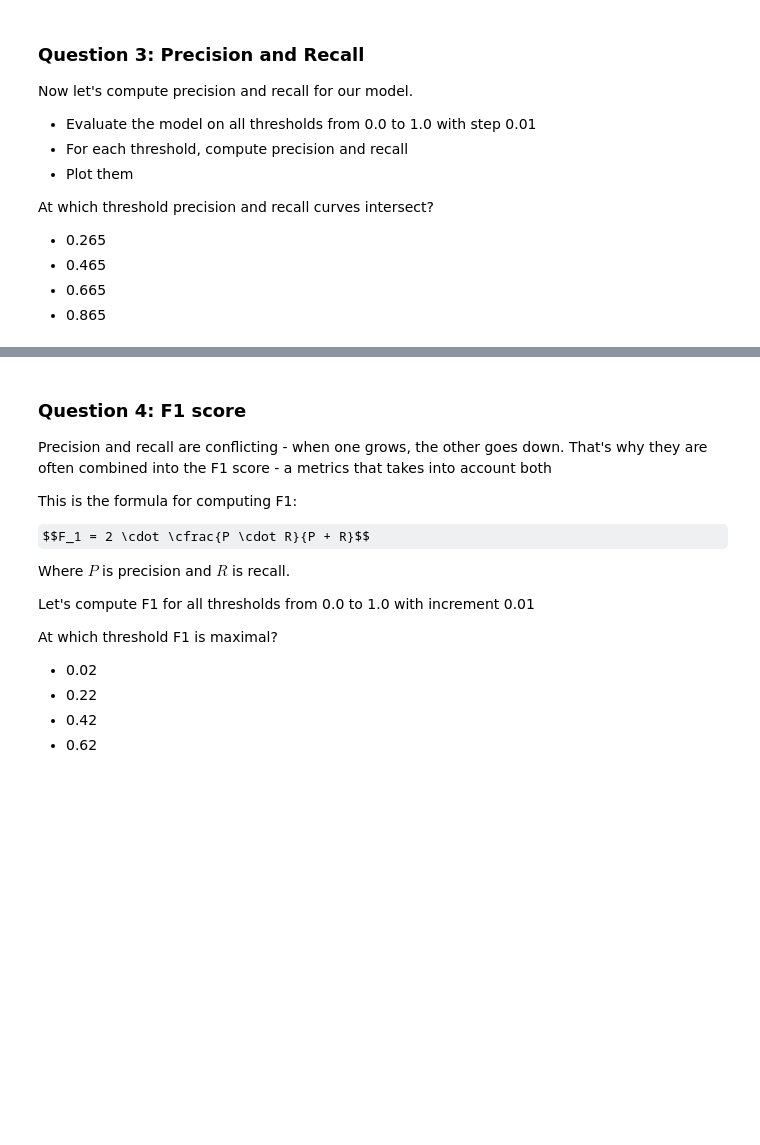
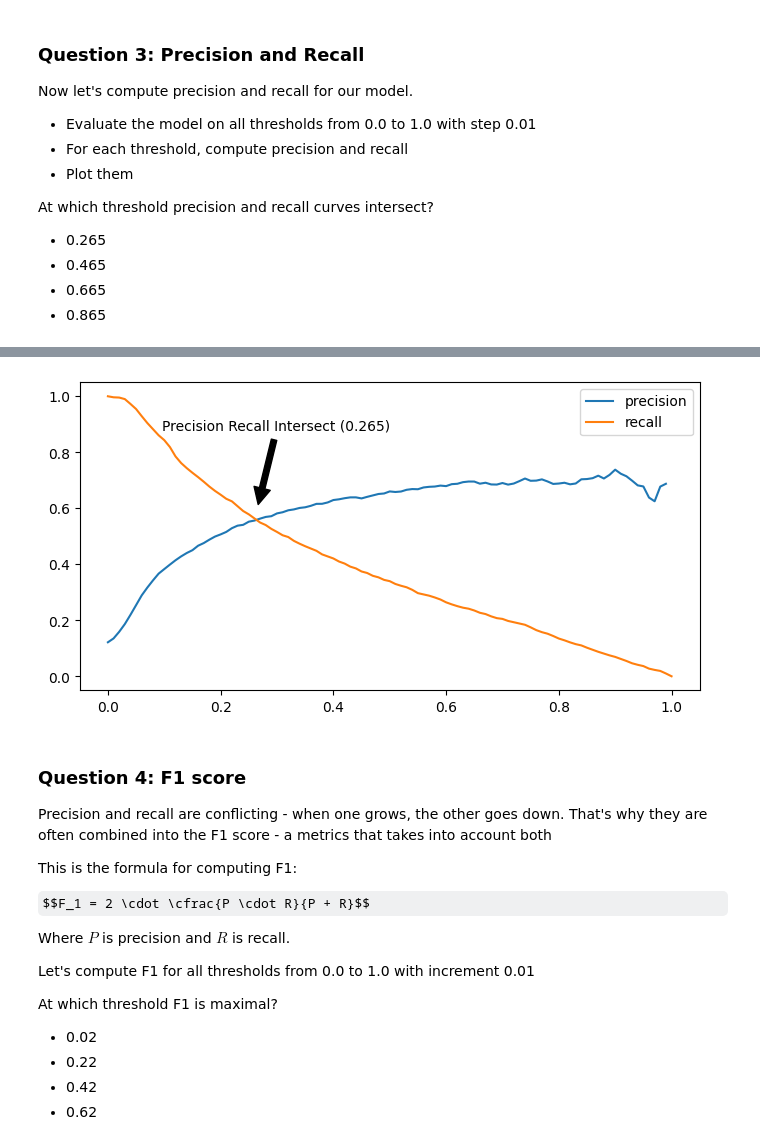
Before and after one commit to DRPproton/ml-zoomcamp_2024, a Jupyter notebook: week-4/homework4.ipynb, the cells around one changed output, grey strips where cells are left out. Drawn from its saved outputs; the diff is of its cells as text; code cells hidden in the pictures; some formulas as TeX source; blank space fills up the shorter version.

```diff
--- a/week-4/homework4.ipynb
+++ b/week-4/homework4.ipynb
@@ -171,0 +208,3 @@ What's the AUC of this model on the validation dataset? (round to 3 digits)
+# %%
+# y_pred = lr.predict(X_val_dv)
+y_pred = lr.predict_proba(X_val_dv)[:, 1]
@@ -184,3 +227,26 @@ At which threshold precision and recall curves intersect?
 * 0.465
 * 0.665
 * 0.865
+# %%
+def confusion_matrix(y_val, y_pred):
+
+    result = []
+    thresholds = np.linspace(0, 1, 101)
+
+    for threshold in thresholds:
+        actual_positive = (y_val == 1)
+        actual_negative = (y_val == 0)
+
+        pred_positive = (y_pred >= threshold)
+        pred_negative = (y_pred < threshold)
+
+        tp = (actual_positive & pred_positive).sum()
+        tn = (actual_negative & pred_negative).sum()
+        fp = (pred_positive & actual_negative).sum()
+        fn = (pred_negative & actual_positive).sum()
+
+        result.append((threshold, tp, tn, fp, fn))
+
+    return pd.DataFrame(result, columns=['threshold', 'tp', 'tn', 'fp', 'fn'])
+# %%
+df_scores = confusion_matrix(y_val, y_pred)
@@ -187,3 +268,19 @@ At which threshold precision and recall curves intersect?
+# %%
+df_scores['precision'] = df_scores.tp / (df_scores.tp + df_scores.fp)
+df_scores['recall'] = df_scores.tp / (df_scores.tp + df_scores.fn)
+# %%
+fig, ax = plt.subplots(figsize=(8, 4))
+ax.plot(df_scores.threshold, df_scores.precision, label='precision')
+ax.plot(df_scores.threshold, df_scores.recall, label='recall')
+
+ax.annotate('Precision Recall Intersect (0.265)',
+            xy=(0.265, 0.6), xycoords='data',
+            xytext=(0.5, 0.88), textcoords='axes fraction',
+            arrowprops=dict(facecolor='black', shrink=0.05),
+            horizontalalignment='right', verticalalignment='top')
+plt.legend();
+# %% [output]
+[figure, added]
 # %% [markdown]
 ### Question 4: F1 score
 
```
Also changed, not shown: parts of 9 cells of this notebook.
